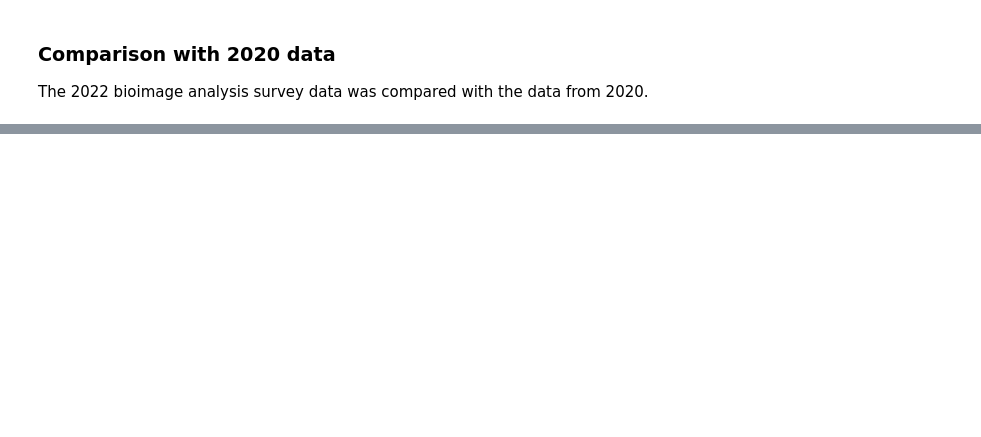
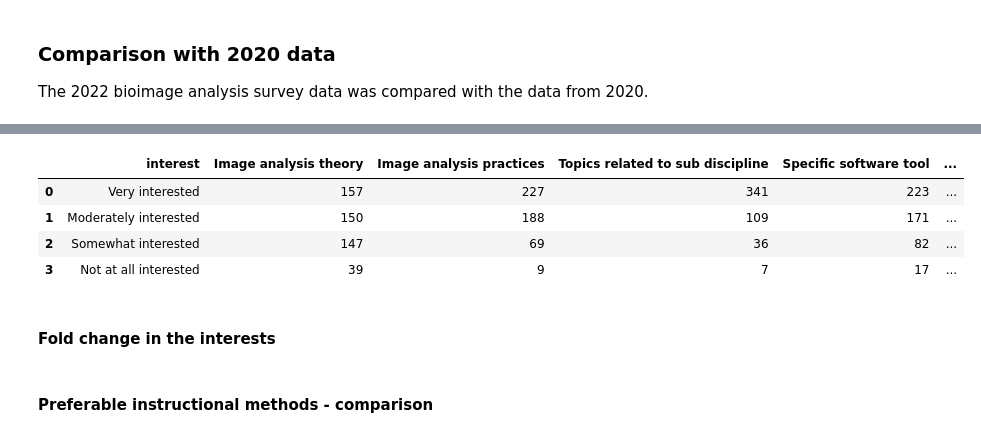
Before and after one commit to COBA-NIH/2023_ImageAnalysisSurvey, a Jupyter notebook: Biomage analysis survey_comparison with 2020.ipynb, the cells around one changed output, grey strips where cells are left out. Cells and saved outputs as stored; diff of their text form; code cells hidden in the pictures; blank space fills up the shorter version.

```diff
--- a/Biomage analysis survey_comparison with 2020.ipynb
+++ b/Biomage analysis survey_comparison with 2020.ipynb
@@ -17,3 +15,0 @@ import kaleido
-# %%
-#reading the data file as dataframe
-data = pd.read_csv("C:\\Users\\ssivagur\\Documents\\GitHub\\2023_ImageAnalysisSurvey\\Bridging Imaging Users to Imaging Analysis - 2022 (Responses) - Form Responses 1_copy.csv")
@@ -85,3 +15,0 @@ dict_rename = {
-# %%
-#renaming the columns of the dictionary
-data.rename(columns=dict_rename, inplace=True)
@@ -989,0 +410,41 @@ ia_20_22.update_xaxes(categoryorder='total descending')
+# %%
+trial_radar = data["Image analysis theory"].value_counts().to_frame()
+trial_radar_1=data["Image analysis practices"].value_counts().to_frame()
+trial_radar_2=data["Topics related to sub discipline"].value_counts().to_frame()
+trial_radar_3=data["Specific software tool"].value_counts().to_frame()
+trial_radar_4=data["Deep learning for image analysis"].value_counts().to_frame()
+trial_radar_5=data["Analyzing large images"].value_counts().to_frame()
+trial_radar_6=data["Visualization of results"].value_counts().to_frame()
+
+#concatenating all the related columns for topics of interest
+trial = pd.concat([trial_radar, trial_radar_1, trial_radar_2, trial_radar_3, trial_radar_4, trial_radar_5, trial_radar_6], axis=1)
+
+#Reseting the index so that the column can be renamed
+trial =trial.reset_index()
+trial = trial.rename(columns={'index':'interest'})
+# %%
+#editing the 2022 column
+trial_subset = trial.iloc[:, 0:6]
+trial_subset = trial_subset.rename(columns={'Interes in topics Image analysis theory':'Image analysis theory', 'Interest in topics Image analysis practices':'Image analysis practices','Interest in topics related to sub discipline':'Practices related to particular field','Interest in topics Specific software tool':'Specific software tool', 'Interest in topics Deep learning for image analysis':'Deep learning for image analysis'})
+trial_subset
+
+#getting the percentage
+trial_subset['percent_theory'] = (trial_subset['Image analysis theory']/trial_subset['Image analysis theory'].sum()) *100
+trial_subset['percent_practices'] = (trial_subset['Image analysis practices']/trial_subset['Image analysis practices'].sum()) *100
+trial_subset['percent_particular'] = (trial_subset['Topics related to sub discipline']/trial_subset['Topics related to sub discipline'].sum()) *100
+trial_subset['percent_sptool'] = (trial_subset['Specific software tool']/trial_subset['Specific software tool'].sum()) *100
+trial_subset['percent_DL'] = (trial_subset['Deep learning for image analysis']/trial_subset['Deep learning for image analysis'].sum()) *100
+
+#rounding up the decimals
+trial_subset['percent_theory']= trial_subset['percent_theory'].round(decimals=1)
+trial_subset['percent_practices'] = trial_subset['percent_practices'].round(decimals=1)
+trial_subset['percent_particular'] = trial_subset['percent_particular'].round(decimals=1)
+trial_subset['percent_sptool'] = trial_subset['percent_sptool'].round(decimals=1)
+trial_subset['percent_DL'] = trial_subset['percent_DL'].round(decimals=1)
+trial_subset
+# %% [output]
+|  | interest | Image analysis theory | Image analysis practices | Topics related to sub discipline | Specific software tool | ... |
+| 0 | Very interested | 157 | 227 | 341 | 223 | ... |
+| 1 | Moderately interested | 150 | 188 | 109 | 171 | ... |
+| 2 | Somewhat interested | 147 | 69 | 36 | 82 | ... |
+| 3 | Not at all interested | 39 | 9 | 7 | 17 | ... |
@@ -989,0 +477,2 @@ ia_20_22.update_xaxes(categoryorder='total descending')
+# %% [markdown]
+#### Fold change in the interests
@@ -989,0 +522,2 @@ ia_20_22.update_xaxes(categoryorder='total descending')
+# %% [markdown]
+#### Preferable instructional methods - comparison
```
Also changed, not shown: parts of 58 cells of this notebook.
